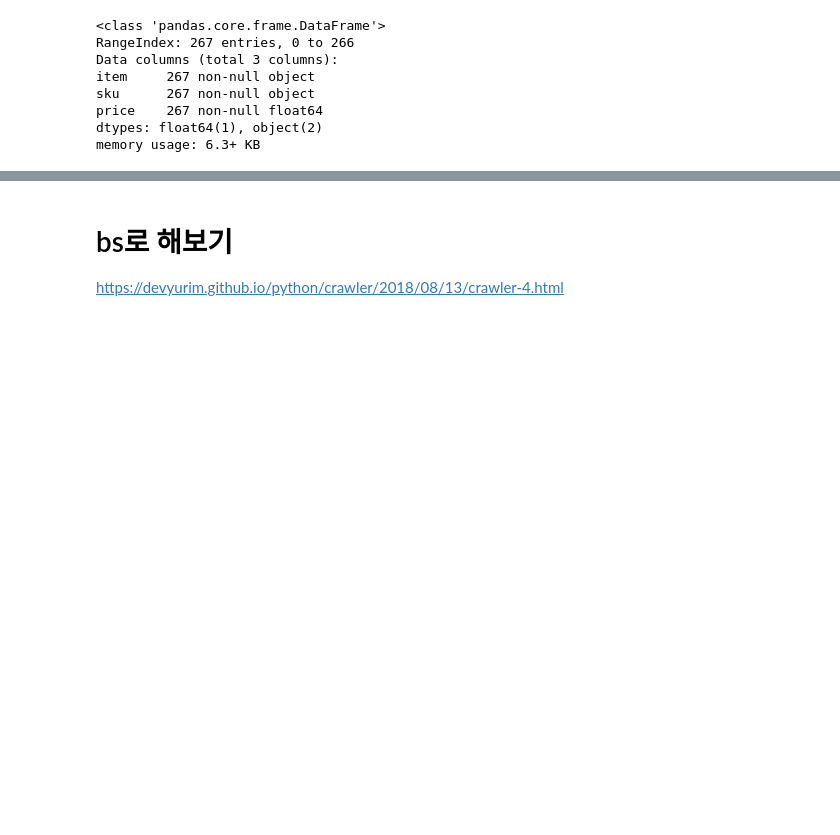
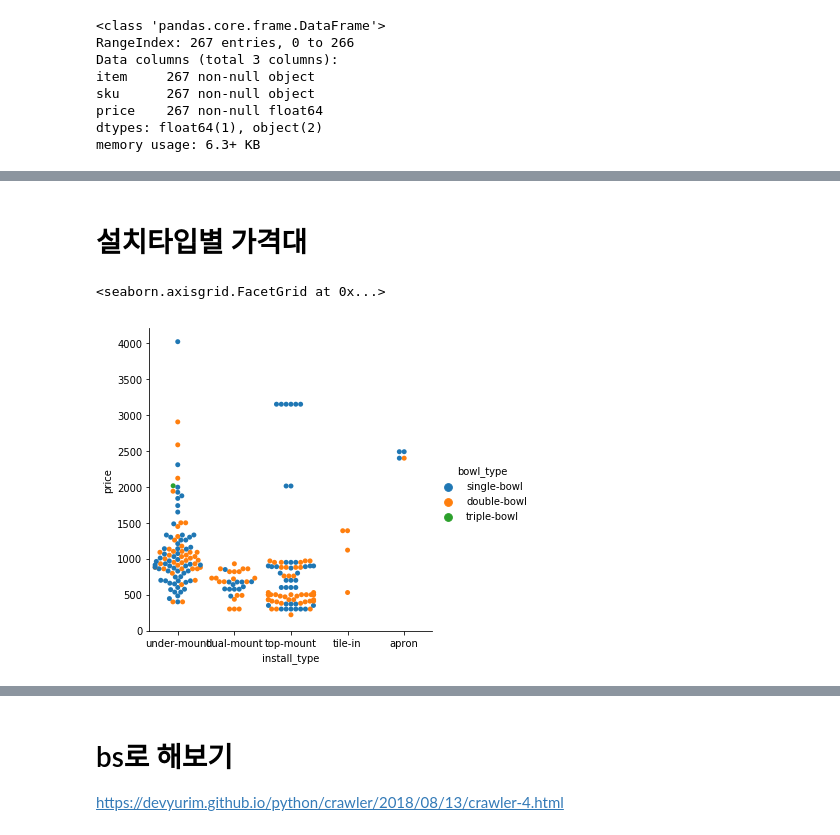
Before and after one commit to JessyMin/scrapy-usa-kitchen-market, a Jupyter notebook: selenium-kohler.ipynb, the cells around one changed output, grey strips where cells are left out. Cells and saved outputs as stored; diff of their text form; code cells hidden in the pictures; blank space fills up the shorter version.

```diff
--- a/selenium-kohler.ipynb
+++ b/selenium-kohler.ipynb
@@ -224,0 +466,7 @@ Name: item, Length: 246, dtype: object
+# %% [markdown]
+# 설치타입별 가격대
+# %%
+sns.catplot(x='install_type', y='price', hue='bowl_type', data=df, kind='swarm')
+# %% [output]
+<seaborn.axisgrid.FacetGrid at 0x...>
+[figure, added]
```
Also changed, not shown: parts of 23 cells of this notebook.
